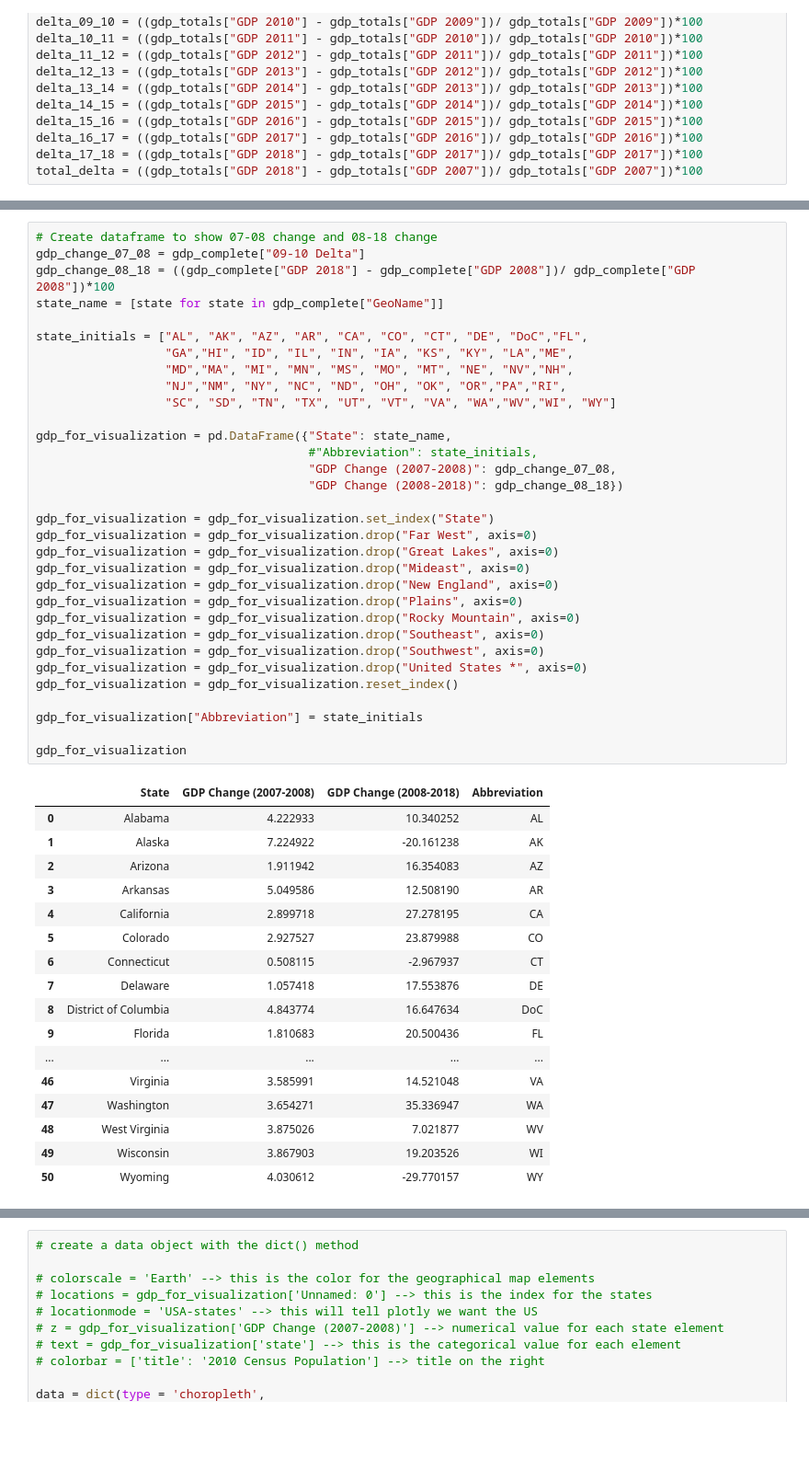
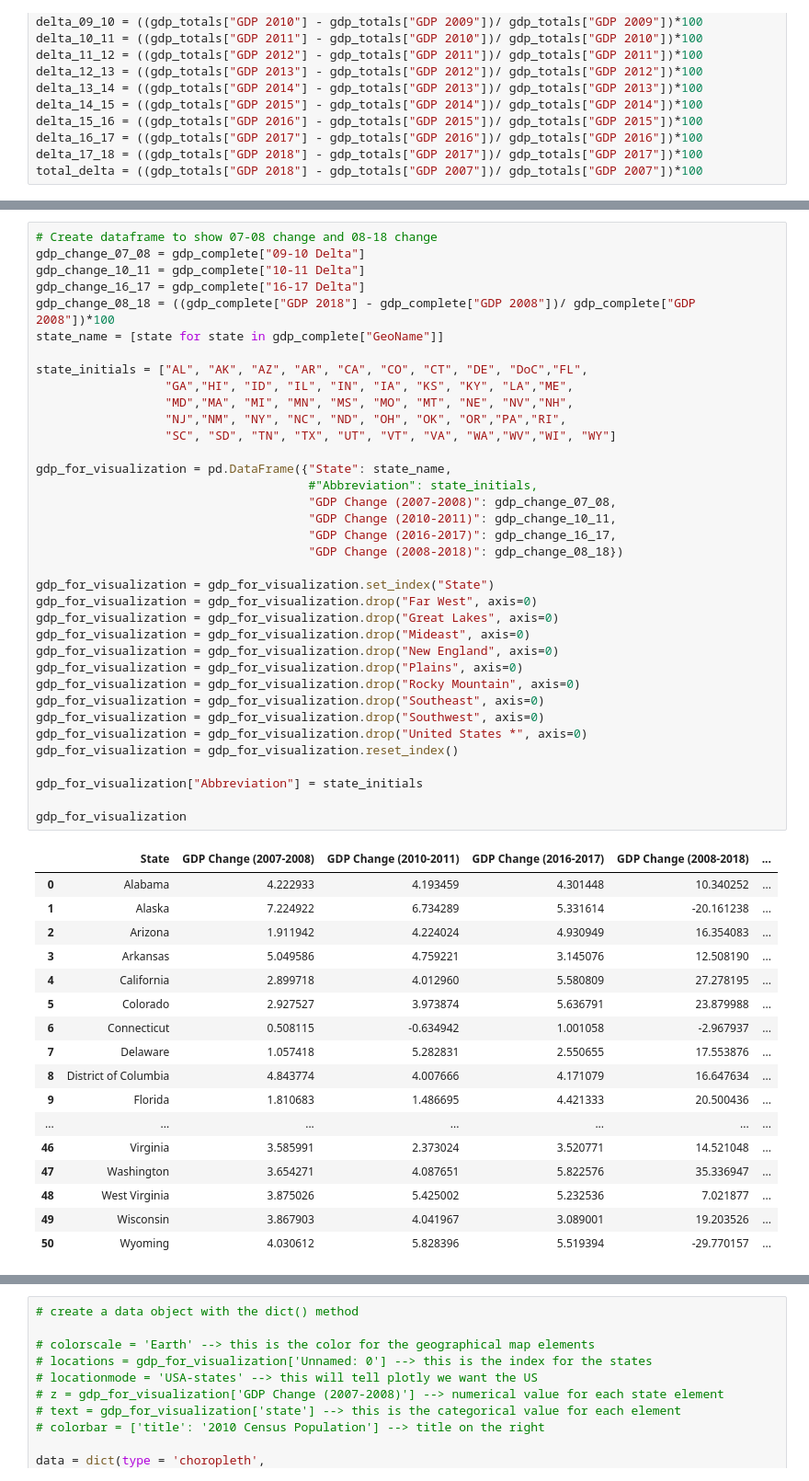
Before and after one commit to cblasi111/2008_recession_analysis, a Jupyter notebook: Complete Analysis.ipynb, the cells around one changed output, grey strips where cells are left out. Shown at 92% size. Saved outputs shown, nothing was run; the diff lists cells and outputs as text; blank space fills up the shorter version.

```diff
--- a/Complete Analysis.ipynb
+++ b/Complete Analysis.ipynb
@@ -541,53 +541,57 @@ gdp_complete
 # %%
 # Create dataframe to show 07-08 change and 08-18 change
 gdp_change_07_08 = gdp_complete["09-10 Delta"]
+gdp_change_10_11 = gdp_complete["10-11 Delta"]
+gdp_change_16_17 = gdp_complete["16-17 Delta"]
 gdp_change_08_18 = ((gdp_complete["GDP 2018"] - gdp_complete["GDP 2008"])/ gdp_complete["GDP 2008"])*100
 state_name = [state for state in gdp_complete["GeoName"]]
 
 state_initials = ["AL", "AK", "AZ", "AR", "CA", "CO", "CT", "DE", "DoC","FL",
                   "GA","HI", "ID", "IL", "IN", "IA", "KS", "KY", "LA","ME",
                   "MD","MA", "MI", "MN", "MS", "MO", "MT", "NE", "NV","NH",
                   "NJ","NM", "NY", "NC", "ND", "OH", "OK", "OR","PA","RI",
                   "SC", "SD", "TN", "TX", "UT", "VT", "VA", "WA","WV","WI", "WY"]
 
 gdp_for_visualization = pd.DataFrame({"State": state_name,
                                       #"Abbreviation": state_initials,
                                       "GDP Change (2007-2008)": gdp_change_07_08,
+                                      "GDP Change (2010-2011)": gdp_change_10_11,
+                                      "GDP Change (2016-2017)": gdp_change_16_17,
                                       "GDP Change (2008-2018)": gdp_change_08_18})
 
 gdp_for_visualization = gdp_for_visualization.set_index("State")
 gdp_for_visualization = gdp_for_visualization.drop("Far West", axis=0)
 gdp_for_visualization = gdp_for_visualization.drop("Great Lakes", axis=0)
 gdp_for_visualization = gdp_for_visualization.drop("Mideast", axis=0)
 gdp_for_visualization = gdp_for_visualization.drop("New England", axis=0)
 gdp_for_visualization = gdp_for_visualization.drop("Plains", axis=0)
 gdp_for_visualization = gdp_for_visualization.drop("Rocky Mountain", axis=0)
 gdp_for_visualization = gdp_for_visualization.drop("Southeast", axis=0)
 gdp_for_visualization = gdp_for_visualization.drop("Southwest", axis=0)
 gdp_for_visualization = gdp_for_visualization.drop("United States *", axis=0)
 gdp_for_visualization = gdp_for_visualization.reset_index()
 
 gdp_for_visualization["Abbreviation"] = state_initials
 
 gdp_for_visualization
 # %% [output]
-|  | State | GDP Change (2007-2008) | GDP Change (2008-2018) | Abbreviation |
-| 0 | Alabama | 4.222933 | 10.340252 | AL |
-| 1 | Alaska | 7.224922 | -20.161238 | AK |
-| 2 | Arizona | 1.911942 | 16.354083 | AZ |
-| 3 | Arkansas | 5.049586 | 12.508190 | AR |
-| 4 | California | 2.899718 | 27.278195 | CA |
-| 5 | Colorado | 2.927527 | 23.879988 | CO |
-| 6 | Connecticut | 0.508115 | -2.967937 | CT |
-| 7 | Delaware | 1.057418 | 17.553876 | DE |
-| 8 | District of Columbia | 4.843774 | 16.647634 | DoC |
-| 9 | Florida | 1.810683 | 20.500436 | FL |
-| ... | ... | ... | ... | ... |
-| 46 | Virginia | 3.585991 | 14.521048 | VA |
-| 47 | Washington | 3.654271 | 35.336947 | WA |
-| 48 | West Virginia | 3.875026 | 7.021877 | WV |
-| 49 | Wisconsin | 3.867903 | 19.203526 | WI |
-| 50 | Wyoming | 4.030612 | -29.770157 | WY |
+|  | State | GDP Change (2007-2008) | GDP Change (2010-2011) | GDP Change (2016-2017) | GDP Change (2008-2018) | ... |
+| 0 | Alabama | 4.222933 | 4.193459 | 4.301448 | 10.340252 | ... |
+| 1 | Alaska | 7.224922 | 6.734289 | 5.331614 | -20.161238 | ... |
+| 2 | Arizona | 1.911942 | 4.224024 | 4.930949 | 16.354083 | ... |
+| 3 | Arkansas | 5.049586 | 4.759221 | 3.145076 | 12.508190 | ... |
+| 4 | California | 2.899718 | 4.012960 | 5.580809 | 27.278195 | ... |
+| 5 | Colorado | 2.927527 | 3.973874 | 5.636791 | 23.879988 | ... |
+| 6 | Connecticut | 0.508115 | -0.634942 | 1.001058 | -2.967937 | ... |
+| 7 | Delaware | 1.057418 | 5.282831 | 2.550655 | 17.553876 | ... |
+| 8 | District of Columbia | 4.843774 | 4.007666 | 4.171079 | 16.647634 | ... |
+| 9 | Florida | 1.810683 | 1.486695 | 4.421333 | 20.500436 | ... |
+| ... | ... | ... | ... | ... | ... | ... |
+| 46 | Virginia | 3.585991 | 2.373024 | 3.520771 | 14.521048 | ... |
+| 47 | Washington | 3.654271 | 4.087651 | 5.822576 | 35.336947 | ... |
+| 48 | West Virginia | 3.875026 | 5.425002 | 5.232536 | 7.021877 | ... |
+| 49 | Wisconsin | 3.867903 | 4.041967 | 3.089001 | 19.203526 | ... |
+| 50 | Wyoming | 4.030612 | 5.828396 | 5.519394 | -29.770157 | ... |
 # %%
 top_states_07_08 = gdp_for_visualization.sort_values(["GDP Change (2007-2008)"],ascending = False).head(5)
 del top_states_07_08['GDP Change (2008-2018)']
```
Also changed, not shown: parts of 13 cells of this notebook.
